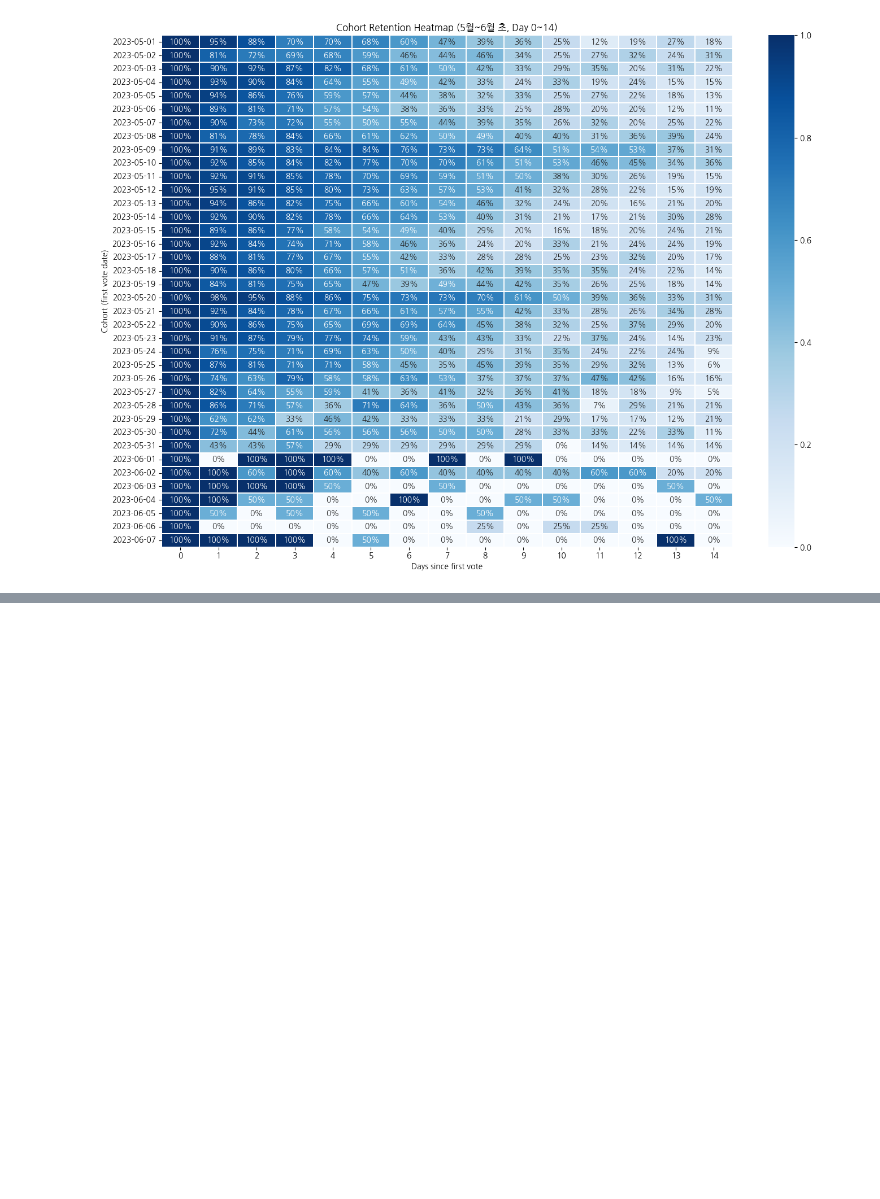
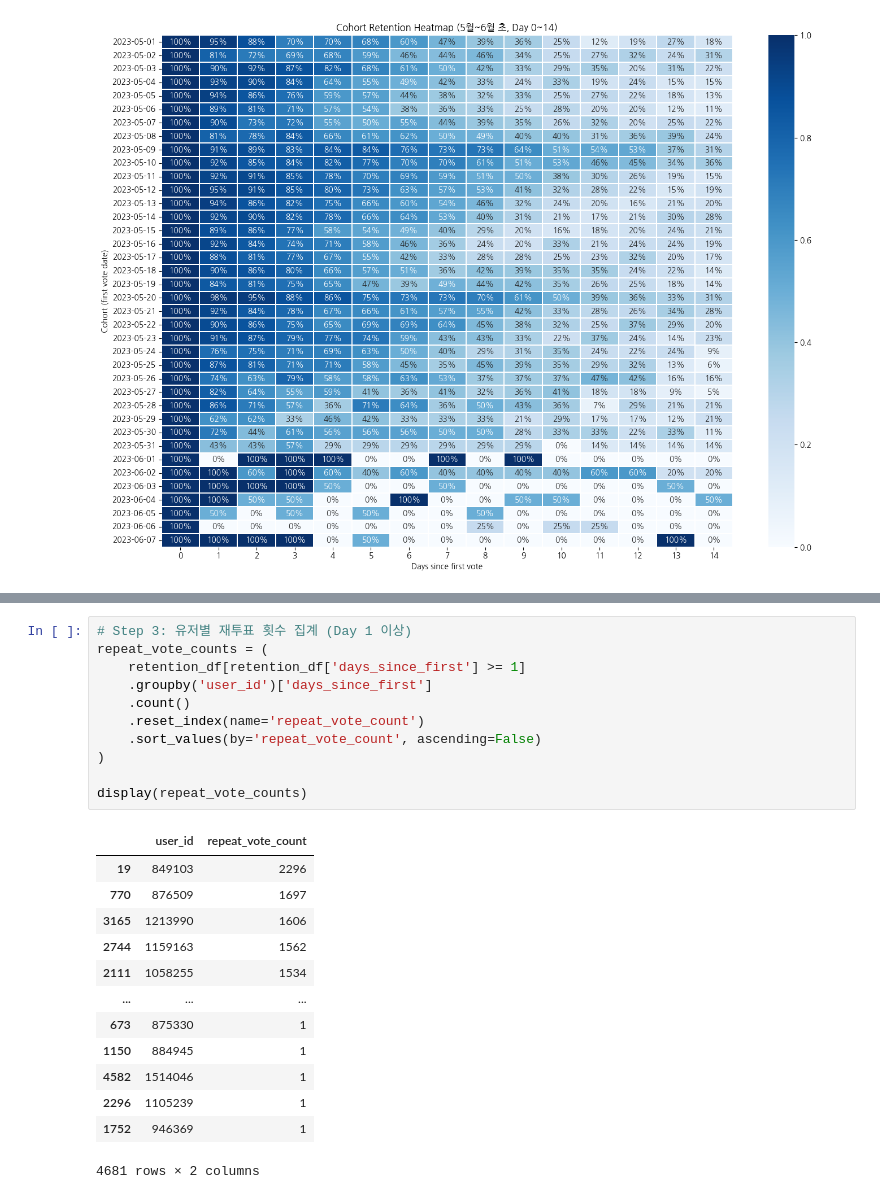
Before and after one commit to saeraniren/advanced_project, a Jupyter notebook: kpi_리텐션.ipynb, the cells around one changed output, grey strips where cells are left out. Cells and saved outputs as stored; diff of their text form; blank space fills up the shorter version.

```diff
--- a/kpi_리텐션.ipynb
+++ b/kpi_리텐션.ipynb
@@ -558,0 +581,25 @@ plt.show()
+# %%
+# Step 3: 유저별 재투표 횟수 집계 (Day 1 이상)
+repeat_vote_counts = (
+    retention_df[retention_df['days_since_first'] >= 1]
+    .groupby('user_id')['days_since_first']
+    .count()
+    .reset_index(name='repeat_vote_count')
+    .sort_values(by='repeat_vote_count', ascending=False)
+)
+
+display(repeat_vote_counts)
+# %% [output]
+|  | user_id | repeat_vote_count |
+| 19 | 849103 | 2296 |
+| 770 | 876509 | 1697 |
+| 3165 | 1213990 | 1606 |
+| 2744 | 1159163 | 1562 |
+| 2111 | 1058255 | 1534 |
+| ... | ... | ... |
+| 673 | 875330 | 1 |
+| 1150 | 884945 | 1 |
+| 4582 | 1514046 | 1 |
+| 2296 | 1105239 | 1 |
+| 1752 | 946369 | 1 |
+4681 rows × 2 columns
```
Also changed, not shown: parts of 3 cells of this notebook.
